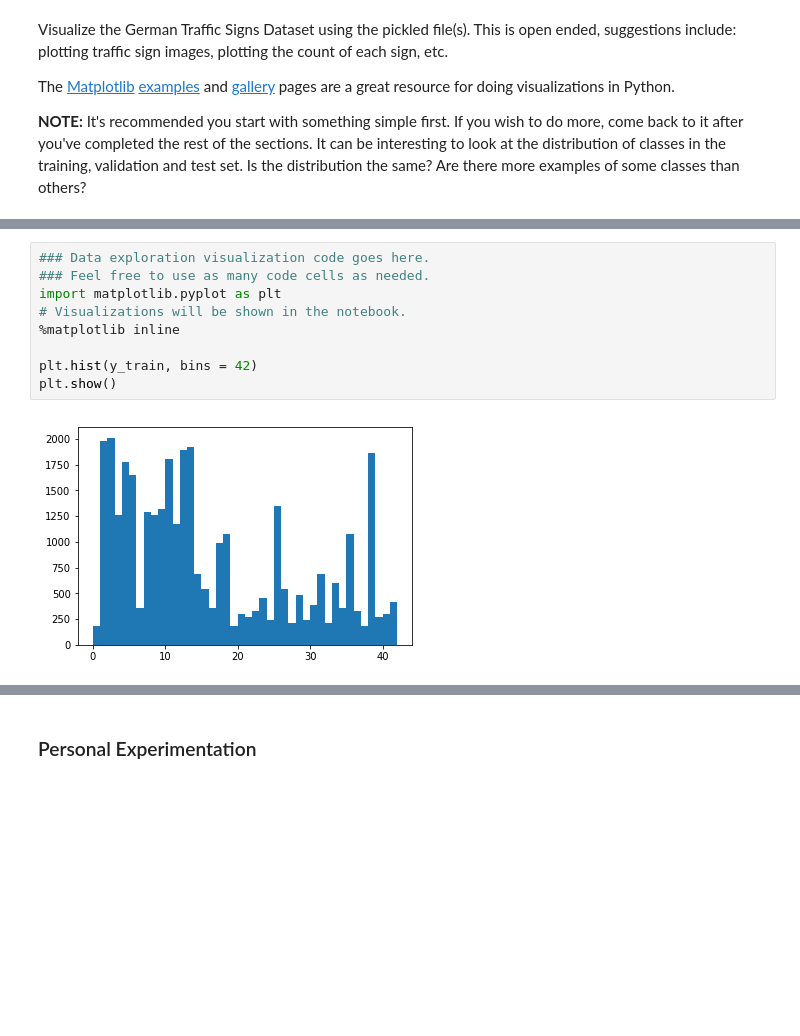
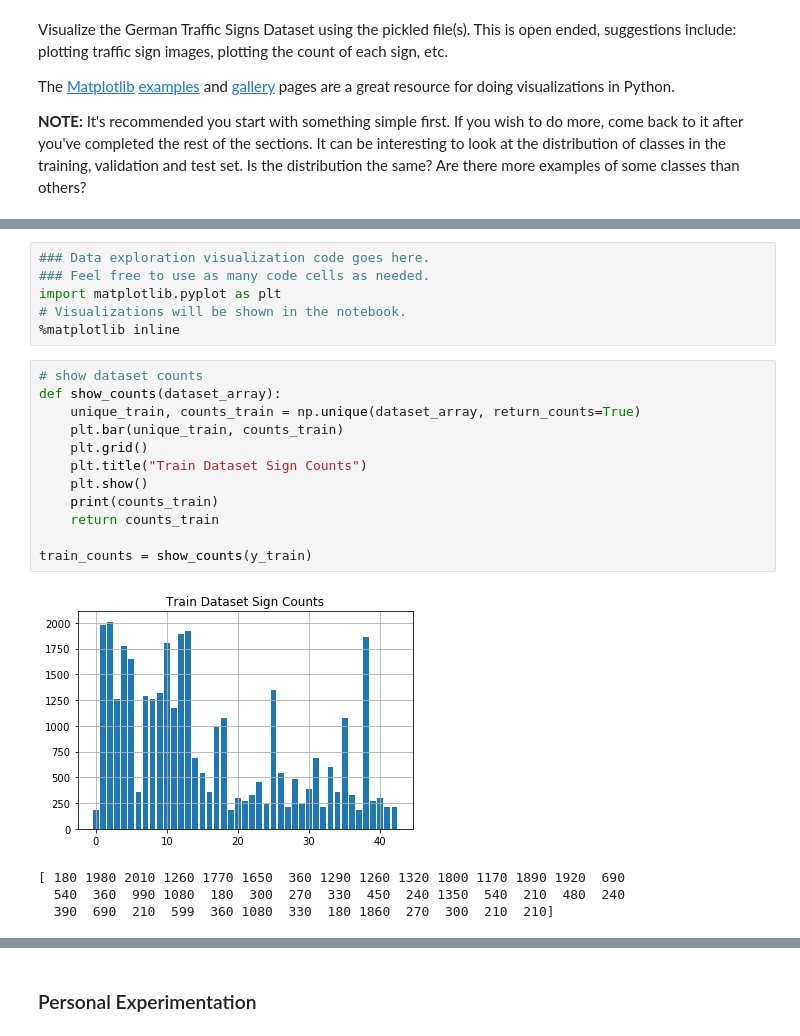
Before and after one commit to dhruvshah1214/CarND-Traffic-Sign-Classifier-Project, a Jupyter notebook: Traffic_Sign_Classifier.ipynb, the cells around one changed output, grey strips where cells are left out. Saved outputs shown, nothing was run; the diff lists cells and outputs as text; blank space fills up the shorter version.

```diff
--- a/Traffic_Sign_Classifier.ipynb
+++ b/Traffic_Sign_Classifier.ipynb
@@ -101,10 +116,22 @@ The [Matplotlib](http://matplotlib.org/) [examples](http://matplotlib.org/exampl
 import matplotlib.pyplot as plt
 # Visualizations will be shown in the notebook.
 %matplotlib inline
-
-plt.hist(y_train, bins = 42)
-plt.show()
-# %% [output]
-[figure, removed]
+# %%
+# show dataset counts
+def show_counts(dataset_array):
+    unique_train, counts_train = np.unique(dataset_array, return_counts=True)
+    plt.bar(unique_train, counts_train)
+    plt.grid()
+    plt.title("Train Dataset Sign Counts")
+    plt.show()
+    print(counts_train)
+    return counts_train
+
+train_counts = show_counts(y_train)
+# %% [output]
+[figure, added]
+[ 180 1980 2010 1260 1770 1650  360 1290 1260 1320 1800 1170 1890 1920  690
+  540  360  990 1080  180  300  270  330  450  240 1350  540  210  480  240
+  390  690  210  599  360 1080  330  180 1860  270  300  210  210]
 # %%
 ## the mean image
```
Also changed, not shown: parts of 47 cells of this notebook, 8 other files.
